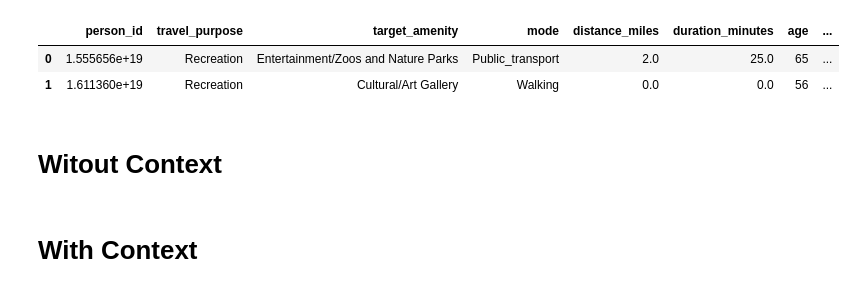
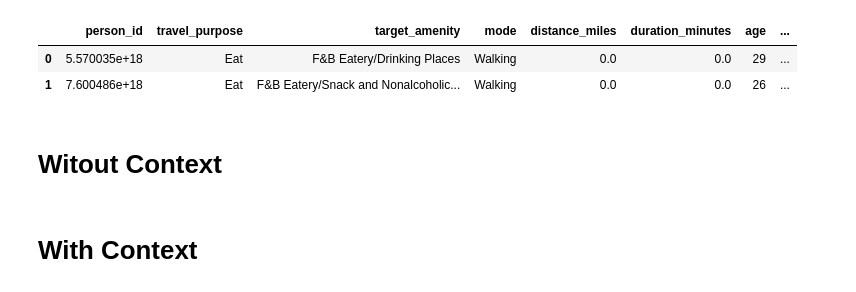
Before and after one commit to kekehurry/Human-Choice-Model, a Jupyter notebook: 01_get_llm_results.ipynb, the cells around one changed output. Drawn from its saved outputs; the diff is of its cells as text; code cells hidden in the pictures.

```diff
--- a/01_get_llm_results.ipynb
+++ b/01_get_llm_results.ipynb
@@ -1,20 +1,20 @@
 # %%
 from tqdm import tqdm
 import pandas as pd
 import numpy as np
 import random
 
 np.random.seed(42)
 random.seed(42)
 
-desire = 'Recreation'
+desire = 'Eat'
 test_data_path = f'data/test/{desire}.csv'
 test_df = pd.read_csv(test_data_path, index_col=False)
 test_df.head(2)
 # %% [output]
 |  | person_id | travel_purpose | target_amenity | mode | distance_miles | duration_minutes | age | ... |
-| 0 | 1.555656e+19 | Recreation | Entertainment/Zoos and Nature Parks | Public_transport | 2.0 | 25.0 | 65 | ... |
-| 1 | 1.611360e+19 | Recreation | Cultural/Art Gallery | Walking | 0.0 | 0.0 | 56 | ... |
+| 0 | 5.570035e+18 | Eat | F&B Eatery/Drinking Places | Walking | 0.0 | 0.0 | 29 | ... |
+| 1 | 7.600486e+18 | Eat | F&B Eatery/Snack and Nonalcoholic... | Walking | 0.0 | 0.0 | 26 | ... |
 # %% [markdown]
 # Witout Context
 # %%
```
Also changed, not shown: parts of 2 cells of this notebook, 12 other files.
